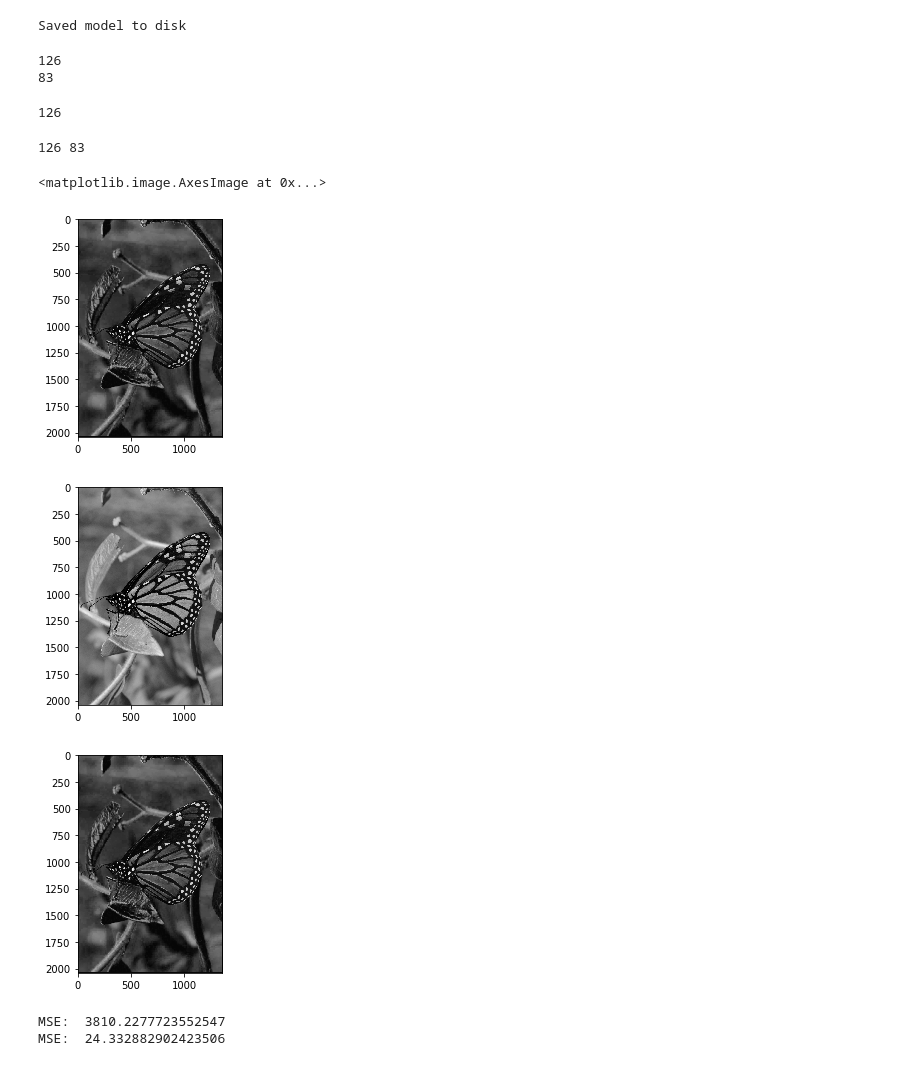
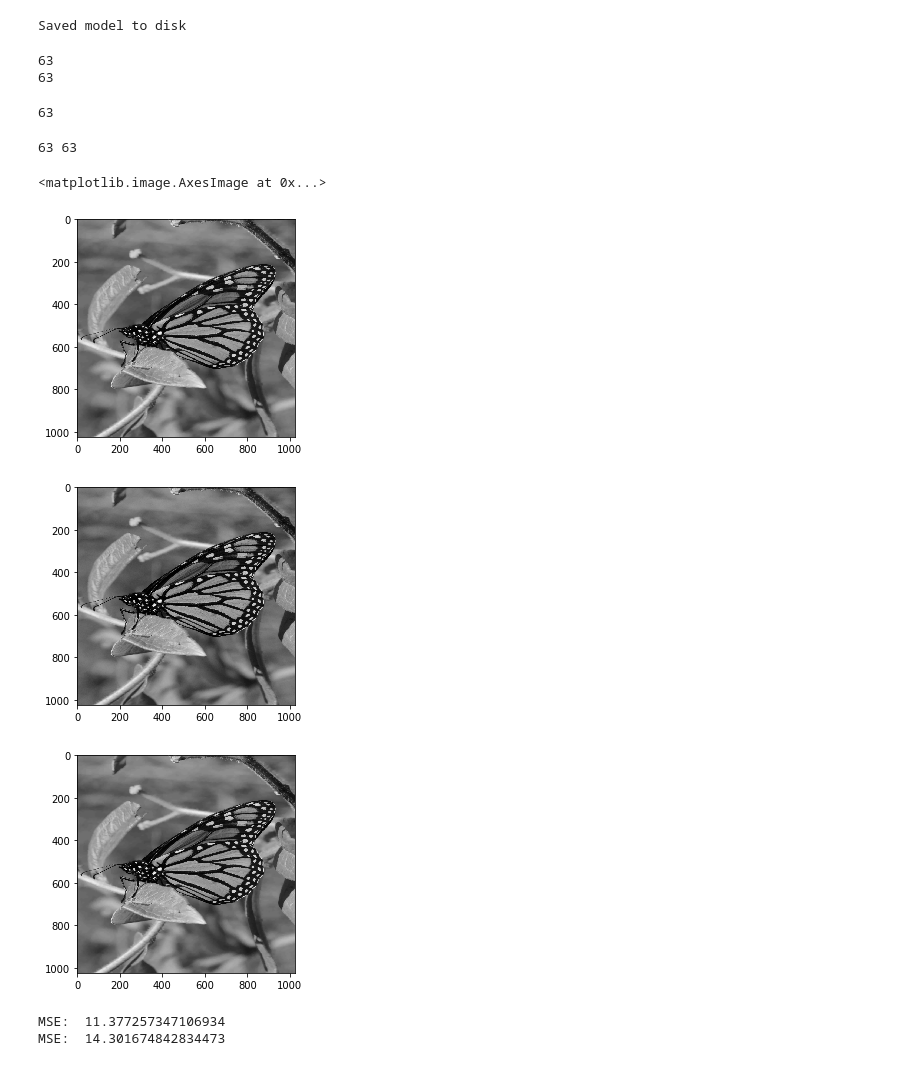
Before and after one commit to Ayush-Shirsat/DIP-project, a Jupyter notebook: ARCNN/ARCNN.ipynb, the cells around one changed output. Cells and saved outputs as stored; diff of their text form; code cells hidden in the pictures.

Commit message:
Run with resized and grayscale

```diff
--- a/ARCNN/ARCNN.ipynb
+++ b/ARCNN/ARCNN.ipynb
@@ -15,7 +15,7 @@ stride = 16
 
 labels = []
 for file in filenames:
-    img = cv2.imread('DIV2K_train_HR/'+file)
+    img = cv2.resize(cv2.imread('DIV2K_train_HR/'+file, 0),(1024,1024))
     row_num = (img.shape[0] - block_size) // stride + 1
     col_num = (img.shape[1] - block_size) // stride + 1
 
@@ -29,7 +29,7 @@ for file in filenames:
             x_end = x_start+block_size
             y_start = y*stride
             y_end = y_start+block_size
-            block = img[y_start:y_end, x_start:x_end, 0:1]
+            block = img[y_start:y_end, x_start:x_end]
             labels.append(block)
 
 len(labels)
@@ -43,7 +43,7 @@ stride = 16
 
 compressed = []
 for file in compressed_files:
-    img = cv2.imread('compressed_new/'+file)
+    img = cv2.resize(cv2.imread('compressed_new/'+file, 0),(1024,1024))
     row_num = (img.shape[0] - block_size) // stride + 1
     col_num = (img.shape[1] - block_size) // stride + 1
 
@@ -57,7 +57,7 @@ for file in compressed_files:
             x_end = x_start+block_size
             y_start = y*stride
             y_end = y_start+block_size
-            block = img[y_start:y_end, x_start:x_end, 0:1]
+            block = img[y_start:y_end, x_start:x_end]
             compressed.append(block)
 
 len(compressed)
@@ -66,6 +66,6 @@ len(compressed)
 # %%
 # X_train, X_test, y_train, y_test = train_test_split(X, Y, test_size=0.0625, random_state=42)
-X_train, X_test, y_train, y_test = train_test_split(compressed[0:400000], labels[0:400000], test_size=0.2, random_state=42)
+X_train, X_test, y_train, y_test = train_test_split(compressed[0:396900], labels[0:396900], test_size=0.2, random_state=42)
 # %%
 X_train = np.array(X_train)
 X_test = np.array(X_test)
@@ -198,7 +198,7 @@ print("Saved model to disk")
 # %% [output]
 Saved model to disk
 # %%
-test_sample = cv2.imread('compressed_new/'+compressed_files[5])
+test_sample = cv2.resize(cv2.imread('compressed_new/'+compressed_files[5],0),(1024,1024))
 # plt.imshow(test_sample)
 row_num = (test_sample.shape[0] - block_size) // stride + 1
 col_num = (test_sample.shape[1] - block_size) // stride + 1
@@ -214,46 +214,46 @@ for y in range(row_num):
         x_end = x_start+block_size
         y_start = y*stride
         y_end = y_start+block_size
-        block = test_sample[y_start:y_end, x_start:x_end, 0:1]
+        block = test_sample[y_start:y_end, x_start:x_end]
         test.append(model.predict(block.reshape(1,32,32,1)))
     test_data[y] = test
 len(test_data)
 # %% [output]
-126
-83
+63
+63
-126
+63
 # %%
 print(row_num, col_num)
 test_data = np.array(test_data)
 # test_data.reshape(test_data.shape[0], 32, 32, 1)
 # %% [output]
-126 83
+63 63
 # %%
 recon = np.ones((test_sample.shape[0],test_sample.shape[1],1))
 test_data = np.array(test_data)
-# for i, row in enumerate(test_data):
-#     for j, col in enumerate(row):
-#         if i%2 == 0 and j%2 == 0:
-#             recon[(i*16):(i*16)+32, (j*16):(j*16)+32] = row[j]
+for i, row in enumerate(test_data):
+    for j, col in enumerate(row):
+        if i%2 == 0 and j%2 == 0:
+            recon[(i*16):(i*16)+32, (j*16):(j*16)+32] = row[j]
+
+for i, row in enumerate(test_data):
+    for j, col in enumerate(row):
+        if i%2 == 0 and j%2 == 0:
+            recon[(i*16):(i*16)+32, (j*16):(j*16)+32] = (recon[(i*16):(i*16)+32, (j*16):(j*16)+32]
+                                                                                        + row[j])/2
 
 # for i, row in enumerate(test_data):
 #     for j, col in enumerate(row):
-#         if i%2 == 0 and j%2 == 0:
-#             recon[(i*16):(i*16)+32, (j*16):(j*16)+32] = (recon[(i*16):(i*16)+32, (j*16):(j*16)+32]
-#                                                                                         + row[j])/2
-
-for i, row in enumerate(test_data):
-    for j, col in enumerate(row):
-        recon[i*16:(i*16)+32, j*16:(j*16)+32] = row[j]
+#         recon[i*16:(i*16)+32, j*16:(j*16)+32] = row[j]
 
 plt.imshow(recon.reshape(test_sample.shape[0],test_sample.shape[1]), cmap = 'gray')
 # %% [output]
 <matplotlib.image.AxesImage at 0x...>
-[figure, old version]
+[figure, new version]
 # %%
-y = cv2.imread('DIV2K_train_HR/'+filenames[5],0)
+y = cv2.resize(cv2.imread('DIV2K_train_HR/'+filenames[5],0),(1024,1024))
 recon.shape
-x = cv2.imread('compressed_new/'+compressed_files[5],0)
+x = cv2.resize(cv2.imread('compressed_new/'+compressed_files[5],0),(1024,1024))
 
 # plt.subplot(121)
 plt.imshow(y, cmap = 'gray')
@@ -269,10 +269,10 @@ err1 = np.sum((x.astype("int") - y.reshape(y.shape[0],y.shape[1]).astype("int"))
 err1 /= float(recon.shape[0] * recon.shape[1])
 print("MSE: ",err1)
 # %% [output]
-[figure, old version]
+[figure, new version]
-[figure, old version]
+[figure, new version]
-MSE:  3810.2277723552547
-MSE:  24.332882902423506
+MSE:  11.377257347106934
+MSE:  14.301674842834473
 # %%
 import math
 def psnr(img1, img2):
```
Also changed, not shown: parts of 8 cells of this notebook, 2 other files.
